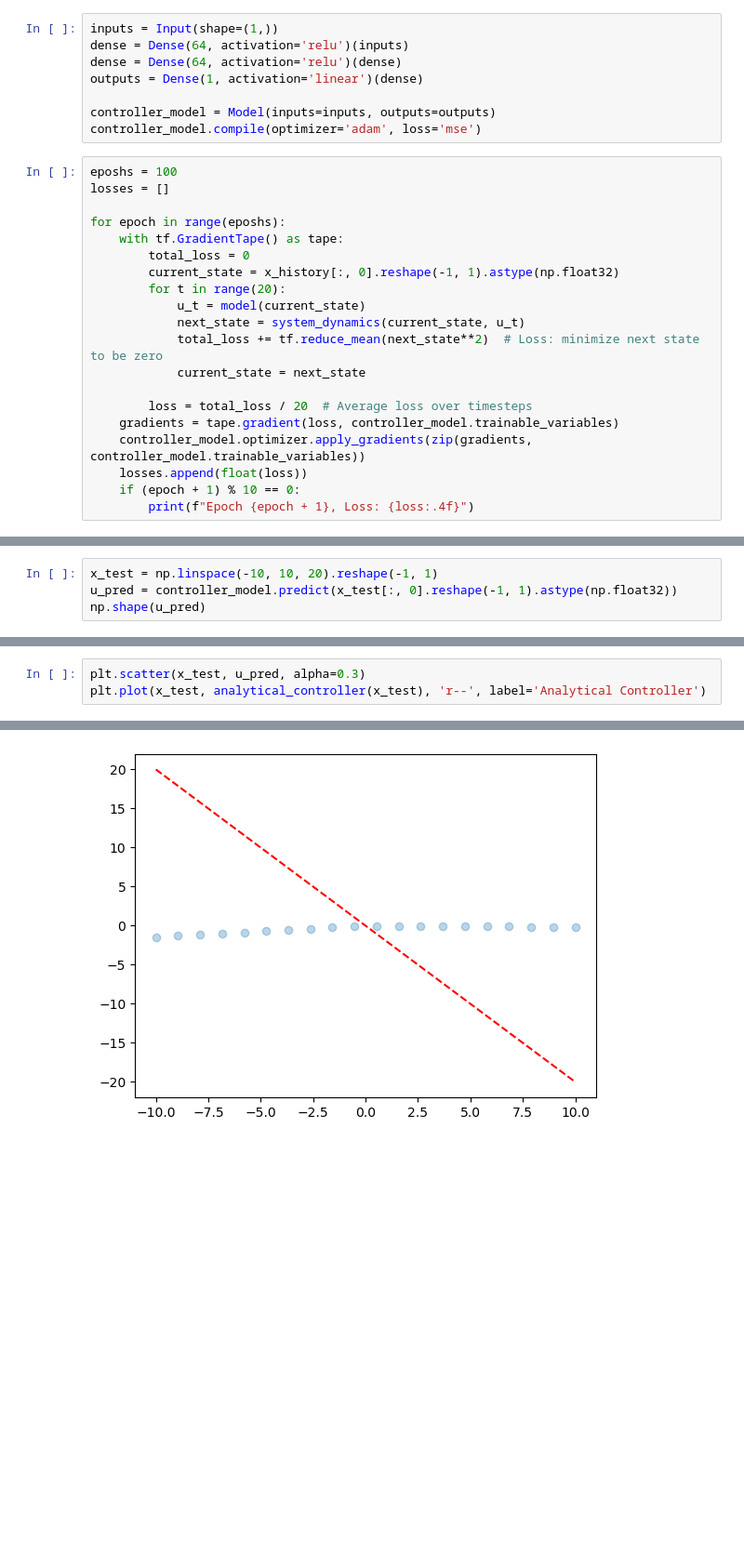
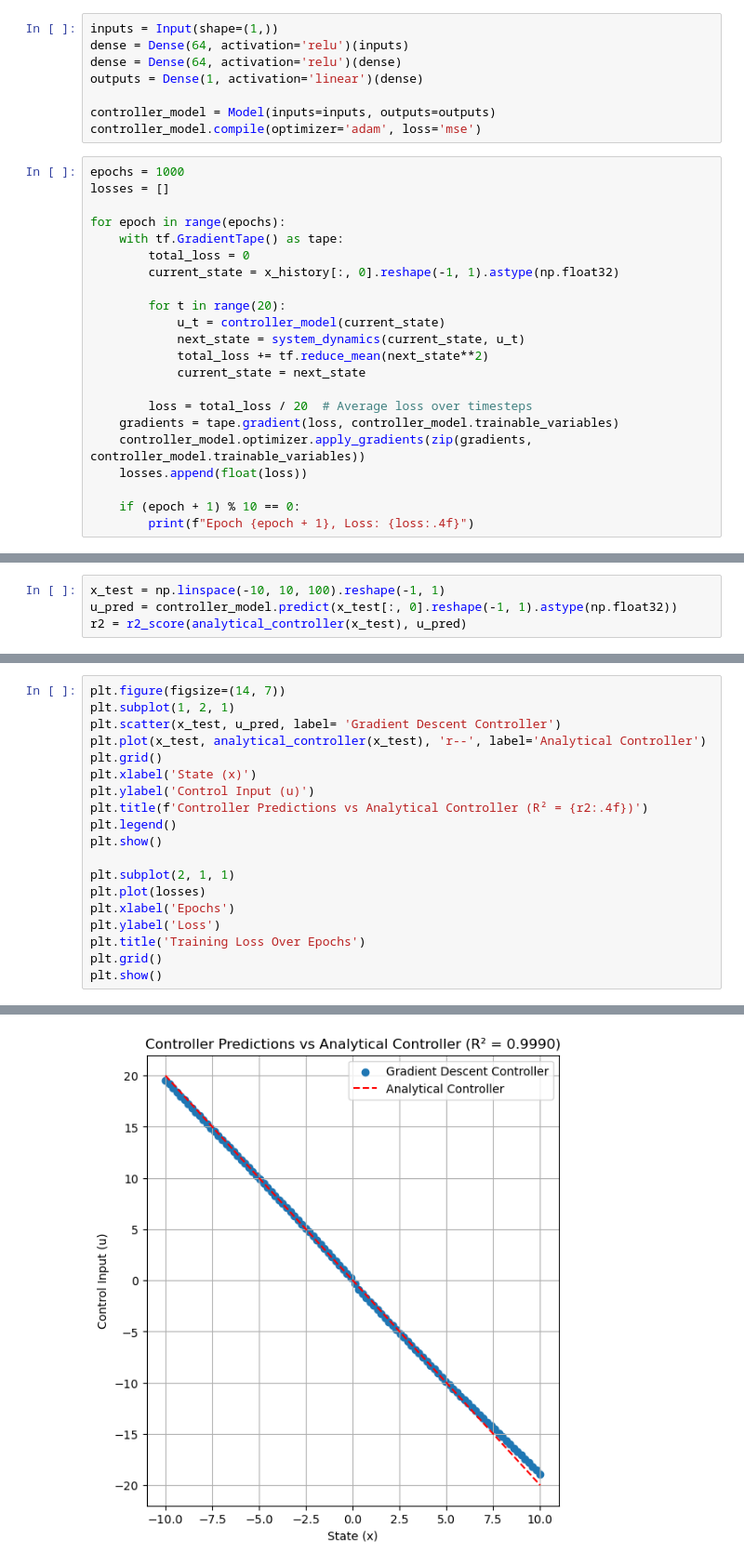
Before and after one commit to Namkhuu/neural-network, a Jupyter notebook: week3.ipynb, the cells around one changed output, grey strips where cells are left out. Shown at 93% size. Saved outputs shown, nothing was run; the diff lists cells and outputs as text; blank space fills up the shorter version.

```diff
--- a/week3.ipynb
+++ b/week3.ipynb
@@ -151,23 +133,25 @@ outputs = Dense(1, activation='linear')(dense)
 controller_model = Model(inputs=inputs, outputs=outputs)
 controller_model.compile(optimizer='adam', loss='mse')
 # %%
-eposhs = 100
+epochs = 1000
 losses = []
 
-for epoch in range(eposhs):
+for epoch in range(epochs):
     with tf.GradientTape() as tape:
         total_loss = 0
         current_state = x_history[:, 0].reshape(-1, 1).astype(np.float32)
+
         for t in range(20):
-            u_t = model(current_state)
+            u_t = controller_model(current_state)
             next_state = system_dynamics(current_state, u_t)
-            total_loss += tf.reduce_mean(next_state**2)  # Loss: minimize next state to be zero
+            total_loss += tf.reduce_mean(next_state**2)
             current_state = next_state
 
         loss = total_loss / 20  # Average loss over timesteps
     gradients = tape.gradient(loss, controller_model.trainable_variables)
     controller_model.optimizer.apply_gradients(zip(gradients, controller_model.trainable_variables))
     losses.append(float(loss))
+
     if (epoch + 1) % 10 == 0:
         print(f"Epoch {epoch + 1}, Loss: {loss:.4f}")
 # %% [output]
@@ -183,5 +175,5 @@ KeyboardInterrupt:
 # %%
-x_test = np.linspace(-10, 10, 20).reshape(-1, 1)
+x_test = np.linspace(-10, 10, 100).reshape(-1, 1)
 u_pred = controller_model.predict(x_test[:, 0].reshape(-1, 1).astype(np.float32))
-np.shape(u_pred)
+r2 = r2_score(analytical_controller(x_test), u_pred)
 # %% [output]
@@ -190,4 +181,20 @@ np.shape(u_pred)
 # %%
-plt.scatter(x_test, u_pred, alpha=0.3)
+plt.figure(figsize=(14, 7))
+plt.subplot(1, 2, 1)
+plt.scatter(x_test, u_pred, label= 'Gradient Descent Controller')
 plt.plot(x_test, analytical_controller(x_test), 'r--', label='Analytical Controller')
+plt.grid()
+plt.xlabel('State (x)')
+plt.ylabel('Control Input (u)')
+plt.title(f'Controller Predictions vs Analytical Controller (R² = {r2:.4f})')
+plt.legend()
+plt.show()
+
+plt.subplot(2, 1, 1)
+plt.plot(losses)
+plt.xlabel('Epochs')
+plt.ylabel('Loss')
+plt.title('Training Loss Over Epochs')
+plt.grid()
+plt.show()
 # %% [output]
@@ -195 +201 @@ plt.plot(x_test, analytical_controller(x_test), 'r--', label='Analytical Control
-[figure, old version]
+[figure, new version]
```
Also changed, not shown: parts of 5 cells of this notebook, 1 other file.
